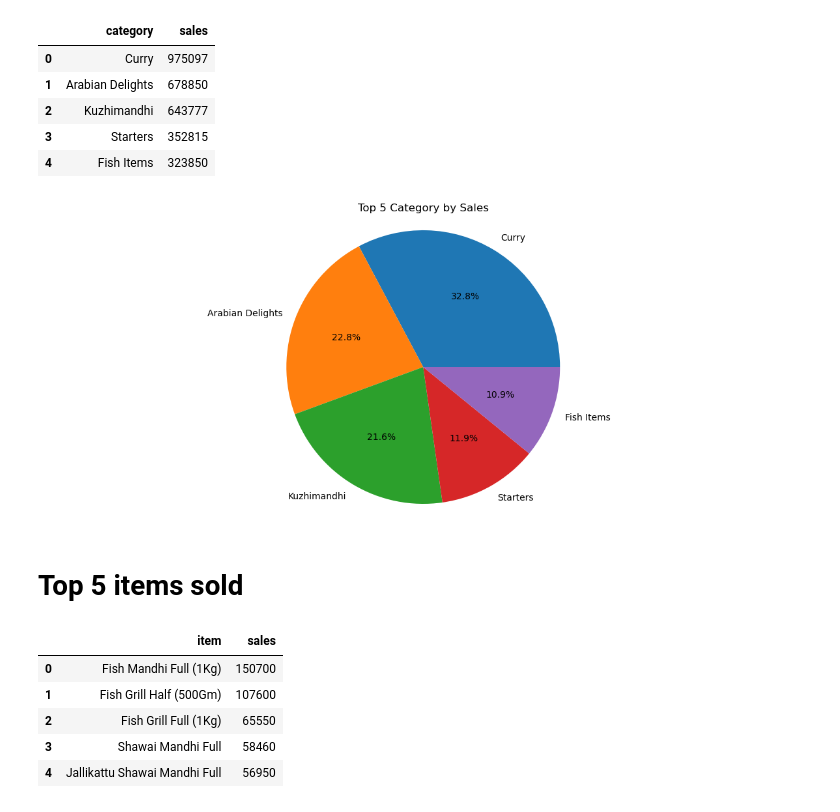
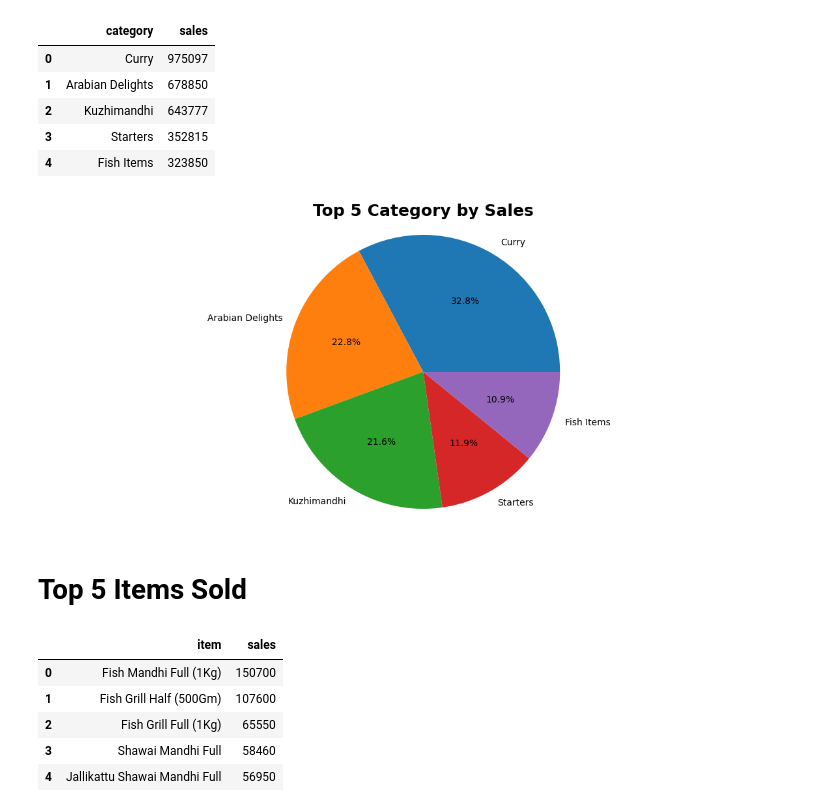
Before and after one commit to niko-exe/python_library_analysis, a Jupyter notebook: Homies Cafe EDA.ipynb, the cells around one changed output. Saved outputs shown, nothing was run; the diff lists cells and outputs as text; code cells hidden in the pictures.

```diff
--- a/Homies Cafe EDA.ipynb
+++ b/Homies Cafe EDA.ipynb
@@ -161,13 +161,13 @@ top5_categories
 # %%
 plt.figure(figsize=(15,6))
 plt.pie(top5_categories.sales,labels=top5_categories.category,autopct = '%1.1f%%')
-plt.title("Top 5 Category by Sales")
+plt.title("Top 5 Category by Sales",fontsize=18,fontweight='bold')
 plt.axis("equal")
 plt.show()
 # %% [output]
-[figure, old version]
+[figure, new version]
 # %% [markdown]
-# Top 5 items sold
+# Top 5 Items Sold
 # %%
 top5_items_sold=df.groupby("item")["sales"].sum().reset_index().sort_values(by="sales",ascending=False).reset_index(drop=True).head(5)
 top5_items_sold
```
Also changed, not shown: parts of 11 cells of this notebook.
